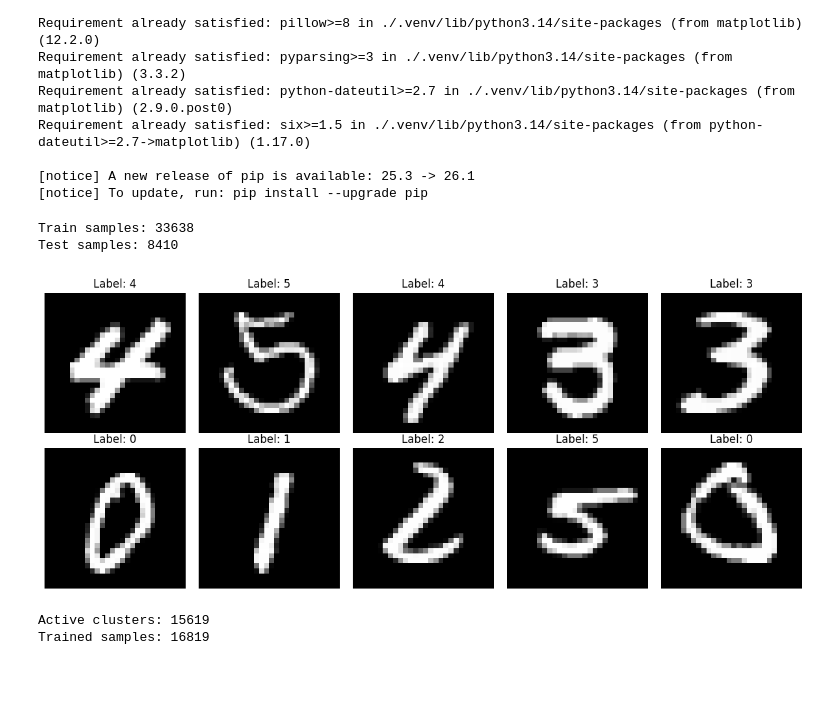
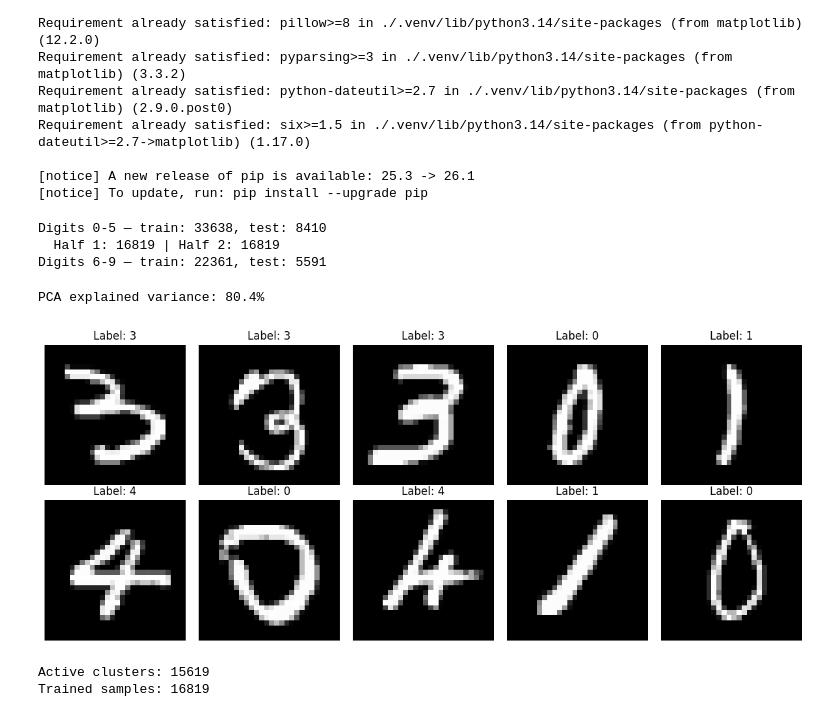
Before and after one commit to lsalatiel/art-epnn_neural-network-study, a Jupyter notebook: mnist_art.ipynb, the cells around one changed output. Drawn from its saved outputs; the diff is of its cells as text; code cells hidden in the pictures; blank space fills up the shorter version.

Commit message:
finished testing both networks with the whole dataset and reorganized code

```diff
--- a/mnist_art.ipynb
+++ b/mnist_art.ipynb
@@ -27,55 +27,65 @@ from sklearn.datasets import fetch_openml
 from sklearn.model_selection import train_test_split
 
 mnist = fetch_openml('mnist_784', as_frame=False)
-mnist_X = mnist.data.astype('float32')
+mnist_X = mnist.data.astype('float32') / 255.0
 mnist_y = mnist.target.astype('int64')
 # %%
-# Keep only samples labeled 0 or 7
-# mask_07 = (mnist_y == 0) | (mnist_y == 7)
-# mnist_X = mnist_X[mask_07]
-# mnist_y = mnist_y[mask_07]
+# Digits 0–5: phases 1 (first half) and 2 (second half)
+mask_0_to_5 = (mnist_y >= 0) & (mnist_y <= 5)
+X_05, y_05 = mnist_X[mask_0_to_5], mnist_y[mask_0_to_5]
+X_train_05, X_test_05, y_train_05, y_test_05 = train_test_split(
+    X_05, y_05, test_size=0.2, random_state=42, stratify=y_05
+)
+mid = len(X_train_05) // 2
+X_train_half1, y_train_half1 = X_train_05[:mid], y_train_05[:mid]
+X_train_half2, y_train_half2 = X_train_05[mid:], y_train_05[mid:]
 
-# Keep only samples labeled 0, 1, 2, 3, 4, or 5
-mask_0_to_5 = (mnist_y >= 0) & (mnist_y <= 5)
-mnist_X = mnist_X[mask_0_to_5]
-mnist_y = mnist_y[mask_0_to_5]
+# Digits 6–9: phase 3 (new classes)
+mask_6_to_9 = (mnist_y >= 6) & (mnist_y <= 9)
+X_69, y_69 = mnist_X[mask_6_to_9], mnist_y[mask_6_to_9]
+X_train_69, X_test_69, y_train_69, y_test_69 = train_test_split(
+    X_69, y_69, test_size=0.2, random_state=42, stratify=y_69
+)
+
+print(f"Digits 0-5 — train: {len(X_train_05)}, test: {len(X_test_05)}")
+print(f"  Half 1: {len(X_train_half1)} | Half 2: {len(X_train_half2)}")
+print(f"Digits 6-9 — train: {len(X_train_69)}, test: {len(X_test_69)}")
+# %% [output]
+Digits 0-5 — train: 33638, test: 8410
+  Half 1: 16819 | Half 2: 16819
+Digits 6-9 — train: 22361, test: 5591
 # %%
-# Convert grayscale MNIST vectors to binary vectors
-# mnist_X = (mnist_X > 123).astype(np.uint8) # uncomment if using ART1
+from sklearn.decomposition import PCA
+from sklearn.preprocessing import StandardScaler
 
-# Convert grayscale MNIST vectors to normalized vectors (range 0..1)
-mnist_X = mnist_X.astype(np.float32) / 255.0 # uncomment if using Fuzzy ART
+n_components = 40
+pca = PCA(n_components=n_components, random_state=42)
+scaler = StandardScaler()
+
+# Fit only on the first half; transform everything else with the same transform
+X_epnn_half1 = scaler.fit_transform(pca.fit_transform(X_train_half1))
+X_epnn_half2 = scaler.transform(pca.transform(X_train_half2))
+X_epnn_train_69 = scaler.transform(pca.transform(X_train_69))
+X_epnn_test_05 = scaler.transform(pca.transform(X_test_05))
+X_epnn_test_69 = scaler.transform(pca.transform(X_test_69))
+
+print(f"PCA explained variance: {pca.explained_variance_ratio_.sum() * 100:.1f}%")
+# %% [output]
+PCA explained variance: 80.4%
-# %%
-# Split data: 80% training, 20% testing
-X_train, X_test, y_train, y_test = train_test_split(
-    mnist_X,
-    mnist_y,
-    test_size=0.2,
-    random_state=42,
-    stratify=mnist_y,
- )
-
-print(f"Train samples: {len(X_train)}")
-print(f"Test samples: {len(X_test)}")
-# %% [output]
-Train samples: 33638
-Test samples: 8410
 # %%
-# Visualize some samples
 n = 10
-idx = np.random.choice(len(mnist_X), n, replace=False)
+idx = np.random.choice(len(X_05), n, replace=False)
 
 fig, axes = plt.subplots(2, 5, figsize=(12, 5))
 for ax, i in zip(axes.ravel(), idx):
-    img = mnist_X[i].reshape(28, 28)   # MNIST is flattened (784,) -> (28, 28)
-    ax.imshow(img, cmap="gray")
-    ax.set_title(f"Label: {mnist_y[i]}")
+    ax.imshow(X_05[i].reshape(28, 28), cmap="gray")
+    ax.set_title(f"Label: {y_05[i]}")
     ax.axis("off")
 
 plt.tight_layout()
 plt.show()
 # %% [output]
-[figure, old version]
+[figure, new version]
 # %%
 class Art1:
 
```
Also changed, not shown: parts of 28 cells of this notebook.
